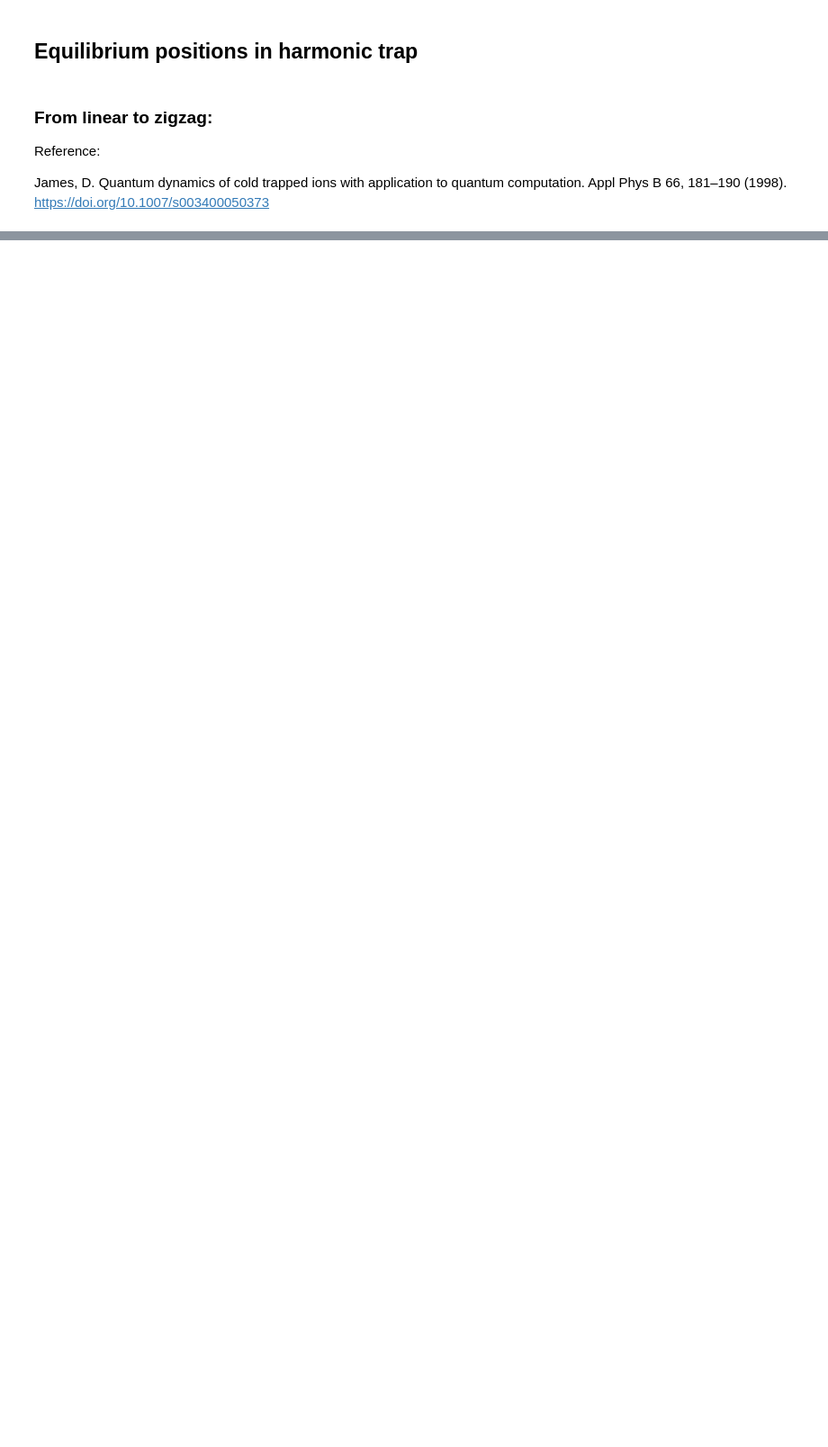
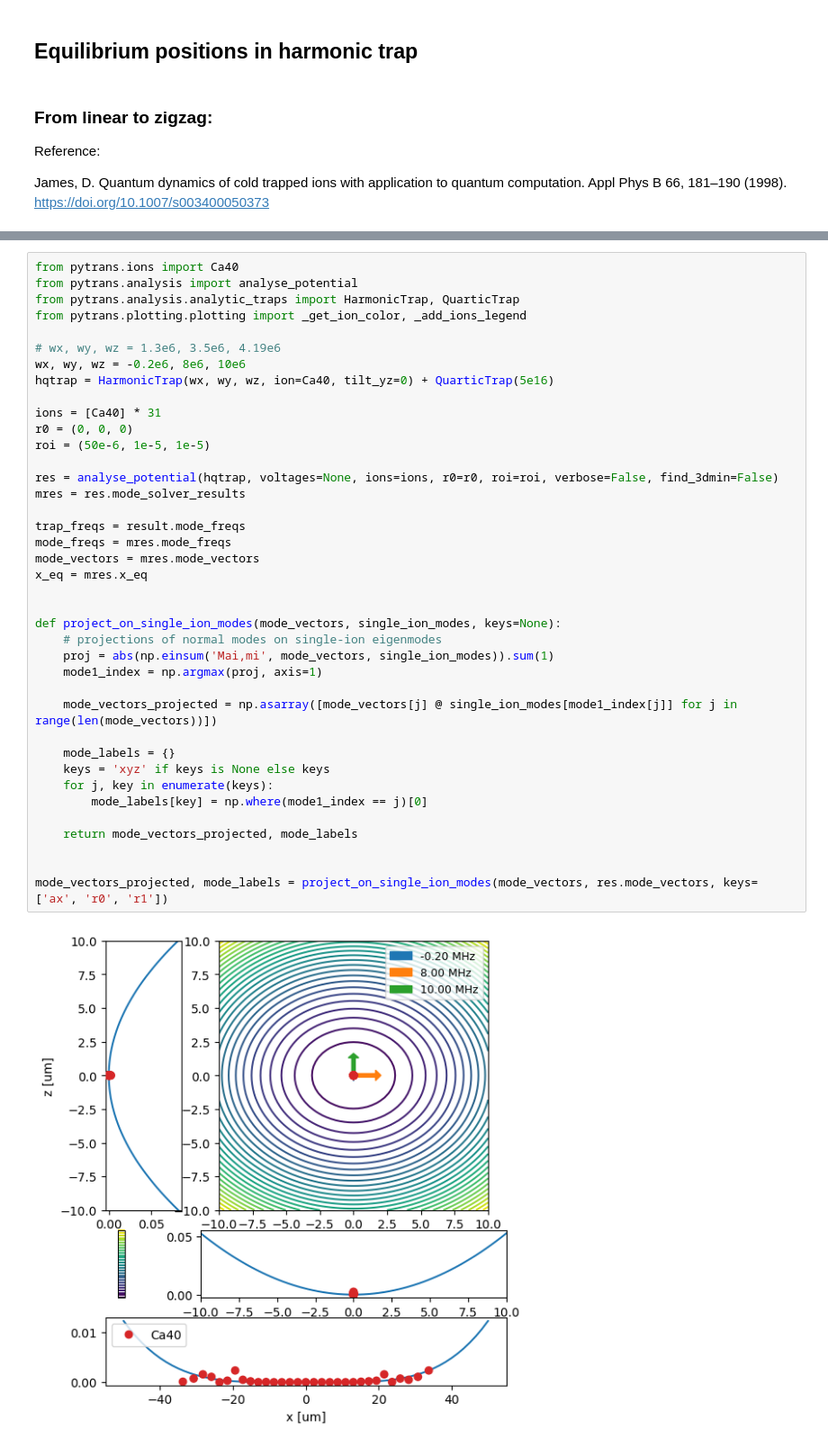
Before and after one commit to tiqi-group/pytrans-examples, a Jupyter notebook: examples/02_mode_solver.ipynb, the cells around one changed output, grey strips where cells are left out. Shown at 90% size. Saved outputs shown, nothing was run; the diff lists cells and outputs as text; blank space fills up the shorter version.

Commit message:
up pytrans
Former-commit-id: 83428b78f4fa6d8c10b8e3992c6395f39b1400a6

```diff
--- a/examples/02_mode_solver.ipynb
+++ b/examples/02_mode_solver.ipynb
@@ -79,0 +84,41 @@ for j, N_ions in enumerate(range(1, N_max)):
+# %%
+from pytrans.ions import Ca40
+from pytrans.analysis import analyse_potential
+from pytrans.analysis.analytic_traps import HarmonicTrap, QuarticTrap
+from pytrans.plotting.plotting import _get_ion_color, _add_ions_legend
+
+# wx, wy, wz = 1.3e6, 3.5e6, 4.19e6
+wx, wy, wz = -0.2e6, 8e6, 10e6
+hqtrap = HarmonicTrap(wx, wy, wz, ion=Ca40, tilt_yz=0) + QuarticTrap(5e16)
+
+ions = [Ca40] * 31
+r0 = (0, 0, 0)
+roi = (50e-6, 1e-5, 1e-5)
+
+res = analyse_potential(hqtrap, voltages=None, ions=ions, r0=r0, roi=roi, verbose=False, find_3dmin=False)
+mres = res.mode_solver_results
+
+trap_freqs = result.mode_freqs
+mode_freqs = mres.mode_freqs
+mode_vectors = mres.mode_vectors
+x_eq = mres.x_eq
+
+
+def project_on_single_ion_modes(mode_vectors, single_ion_modes, keys=None):
+    # projections of normal modes on single-ion eigenmodes
+    proj = abs(np.einsum('Mai,mi', mode_vectors, single_ion_modes)).sum(1)
+    mode1_index = np.argmax(proj, axis=1)
+
+    mode_vectors_projected = np.asarray([mode_vectors[j] @ single_ion_modes[mode1_index[j]] for j in range(len(mode_vectors))])
+
+    mode_labels = {}
+    keys = 'xyz' if keys is None else keys
+    for j, key in enumerate(keys):
+        mode_labels[key] = np.where(mode1_index == j)[0]
+
+    return mode_vectors_projected, mode_labels
+
+
+mode_vectors_projected, mode_labels = project_on_single_ion_modes(mode_vectors, res.mode_vectors, keys=['ax', 'r0', 'r1'])
+# %% [output]
+[figure, added]
```
Also changed, not shown: parts of 9 cells of this notebook, 3 other files.
